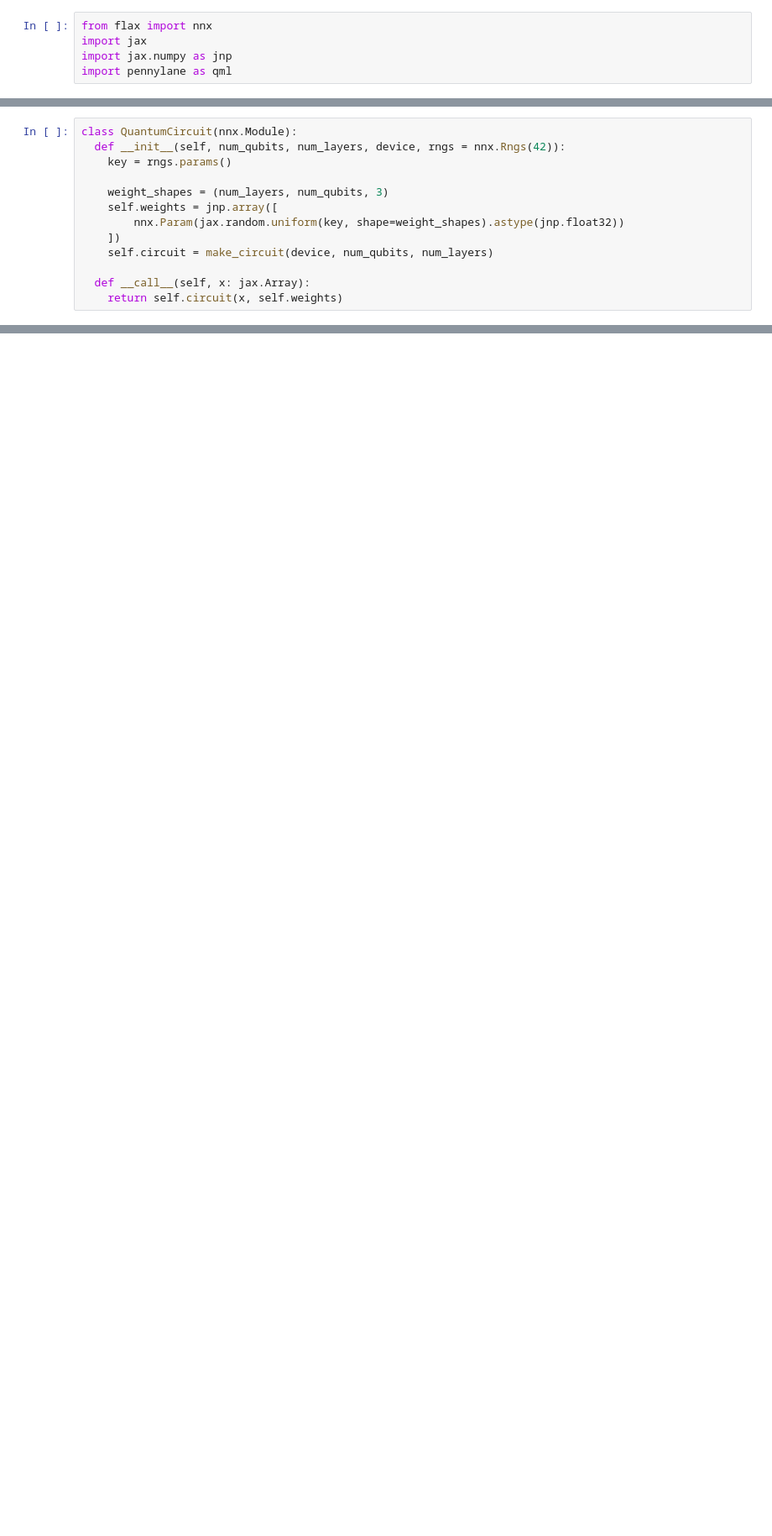
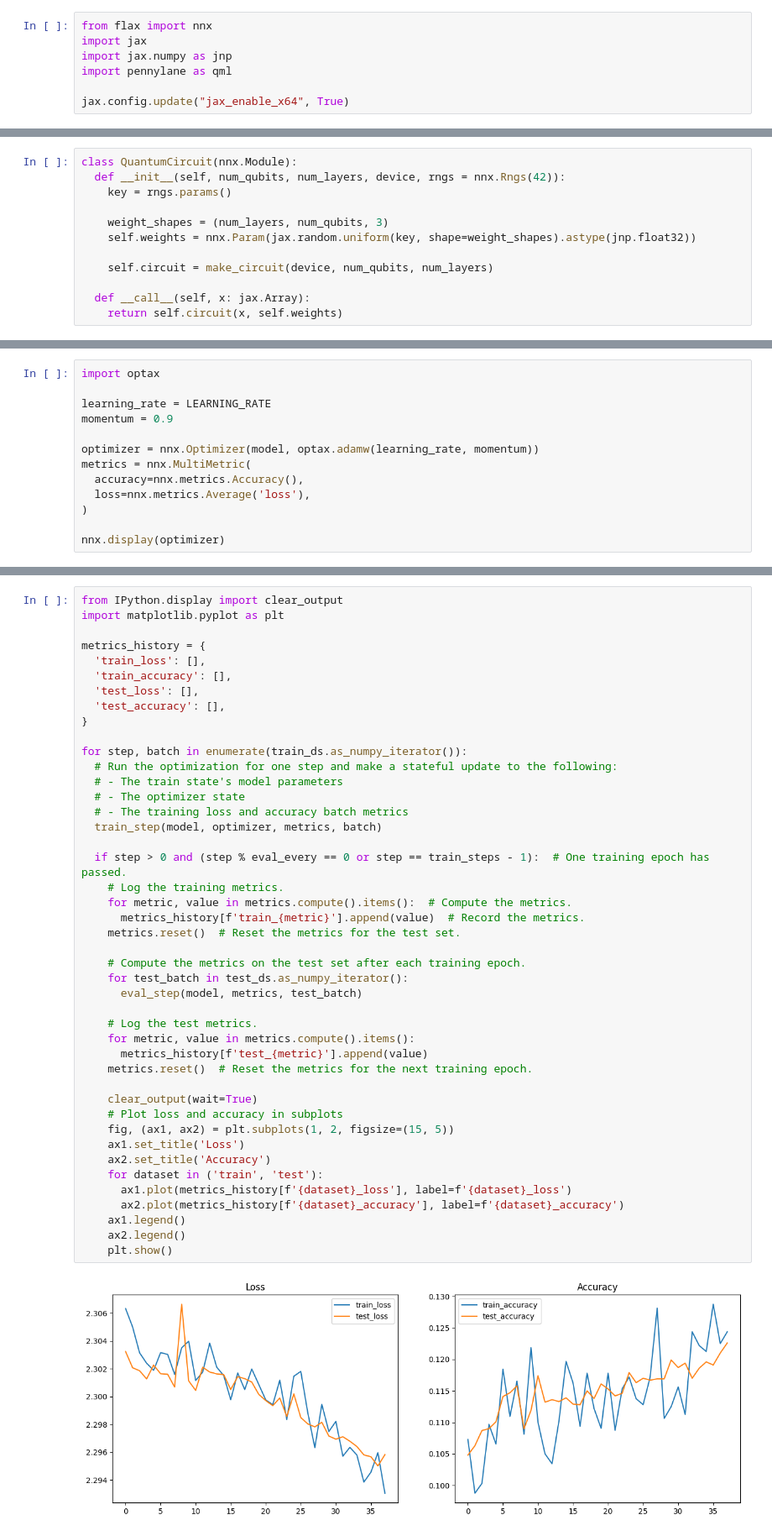
Before and after one commit to uriballo/Jax-QML, a Jupyter notebook: flax_nnx.ipynb, the cells around one changed output, grey strips where cells are left out. Shown at 84% size. Cells and saved outputs as stored; diff of their text form; blank space fills up the shorter version.

```diff
--- a/flax_nnx.ipynb
+++ b/flax_nnx.ipynb
@@ -3,5 +3,7 @@ from flax import nnx
 import jax
 import jax.numpy as jnp
 import pennylane as qml
+
+jax.config.update("jax_enable_x64", True)
 # %%
 N_QUBITS = 10
@@ -38,9 +37,8 @@ class QuantumCircuit(nnx.Module):
     key = rngs.params()
 
     weight_shapes = (num_layers, num_qubits, 3)
-    self.weights = jnp.array([
-        nnx.Param(jax.random.uniform(key, shape=weight_shapes).astype(jnp.float32))
-    ])
+    self.weights = nnx.Param(jax.random.uniform(key, shape=weight_shapes).astype(jnp.float32))
+
     self.circuit = make_circuit(device, num_qubits, num_layers)
 
   def __call__(self, x: jax.Array):
@@ -70,0 +151,13 @@ qc(jnp.empty((4, 10)))
+# %%
+import optax
+
+learning_rate = LEARNING_RATE
+momentum = 0.9
+
+optimizer = nnx.Optimizer(model, optax.adamw(learning_rate, momentum))
+metrics = nnx.MultiMetric(
+  accuracy=nnx.metrics.Accuracy(),
+  loss=nnx.metrics.Average('loss'),
+)
+
+nnx.display(optimizer)
@@ -70,0 +203,46 @@ qc(jnp.empty((4, 10)))
+# %%
+from IPython.display import clear_output
+import matplotlib.pyplot as plt
+
+metrics_history = {
+  'train_loss': [],
+  'train_accuracy': [],
+  'test_loss': [],
+  'test_accuracy': [],
+}
+
+for step, batch in enumerate(train_ds.as_numpy_iterator()):
+  # Run the optimization for one step and make a stateful update to the following:
+  # - The train state's model parameters
+  # - The optimizer state
+  # - The training loss and accuracy batch metrics
+  train_step(model, optimizer, metrics, batch)
+
+  if step > 0 and (step % eval_every == 0 or step == train_steps - 1):  # One training epoch has passed.
+    # Log the training metrics.
+    for metric, value in metrics.compute().items():  # Compute the metrics.
+      metrics_history[f'train_{metric}'].append(value)  # Record the metrics.
+    metrics.reset()  # Reset the metrics for the test set.
+
+    # Compute the metrics on the test set after each training epoch.
+    for test_batch in test_ds.as_numpy_iterator():
+      eval_step(model, metrics, test_batch)
+
+    # Log the test metrics.
+    for metric, value in metrics.compute().items():
+      metrics_history[f'test_{metric}'].append(value)
+    metrics.reset()  # Reset the metrics for the next training epoch.
+
+    clear_output(wait=True)
+    # Plot loss and accuracy in subplots
+    fig, (ax1, ax2) = plt.subplots(1, 2, figsize=(15, 5))
+    ax1.set_title('Loss')
+    ax2.set_title('Accuracy')
+    for dataset in ('train', 'test'):
+      ax1.plot(metrics_history[f'{dataset}_loss'], label=f'{dataset}_loss')
+      ax2.plot(metrics_history[f'{dataset}_accuracy'], label=f'{dataset}_accuracy')
+    ax1.legend()
+    ax2.legend()
+    plt.show()
+# %% [output]
+[figure, added]
```
Also changed, not shown: parts of 14 cells of this notebook.
